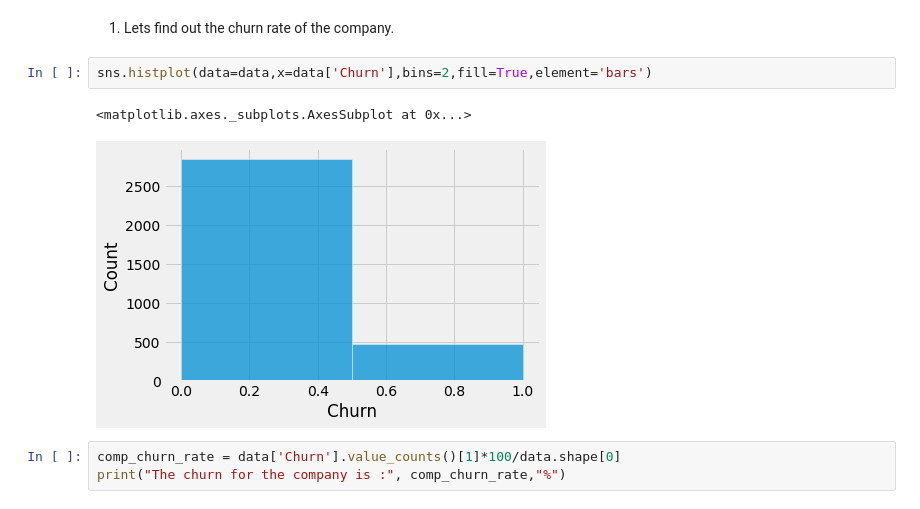
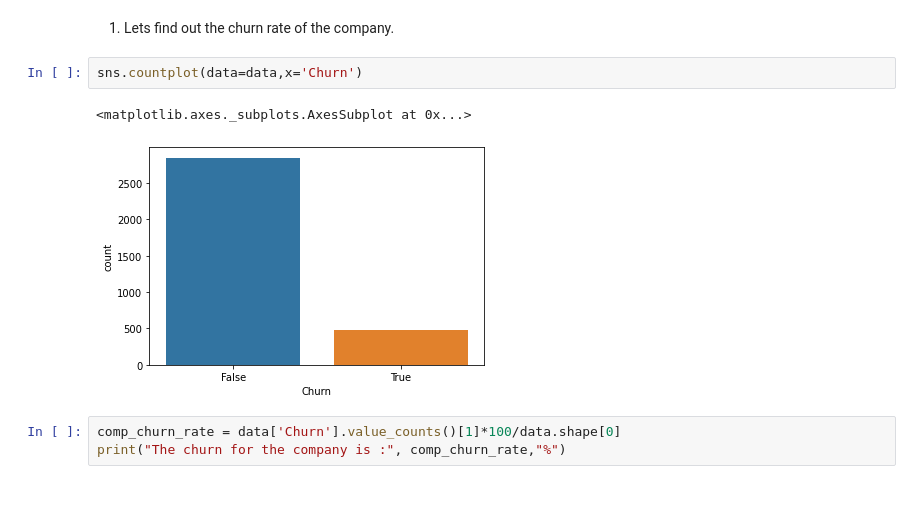
Before and after one commit to ad709kr/capstone_projects-EDA-on-Telecom-churn-analysis, a Jupyter notebook: Telecom_Churn_Analysis_Capstone_Project.ipynb, the cells around one changed output. Saved outputs shown, nothing was run; the diff lists cells and outputs as text.

```diff
--- a/Telecom_Churn_Analysis_Capstone_Project.ipynb
+++ b/Telecom_Churn_Analysis_Capstone_Project.ipynb
@@ -78,10 +78,10 @@ there is no null values in the dataset.
 # %% [markdown]
 1) Lets find out the churn rate of the company.
 # %%
-sns.histplot(data=data,x=data['Churn'],bins=2,fill=True,element='bars')
+sns.countplot(data=data,x='Churn')
 # %% [output]
 <matplotlib.axes._subplots.AxesSubplot at 0x...>
-[figure, old version]
+[figure, new version]
 # %%
 comp_churn_rate = data['Churn'].value_counts()[1]*100/data.shape[0]
 print("The churn for the company is :", comp_churn_rate,"%")
```
Also changed, not shown: parts of 6 cells of this notebook.
